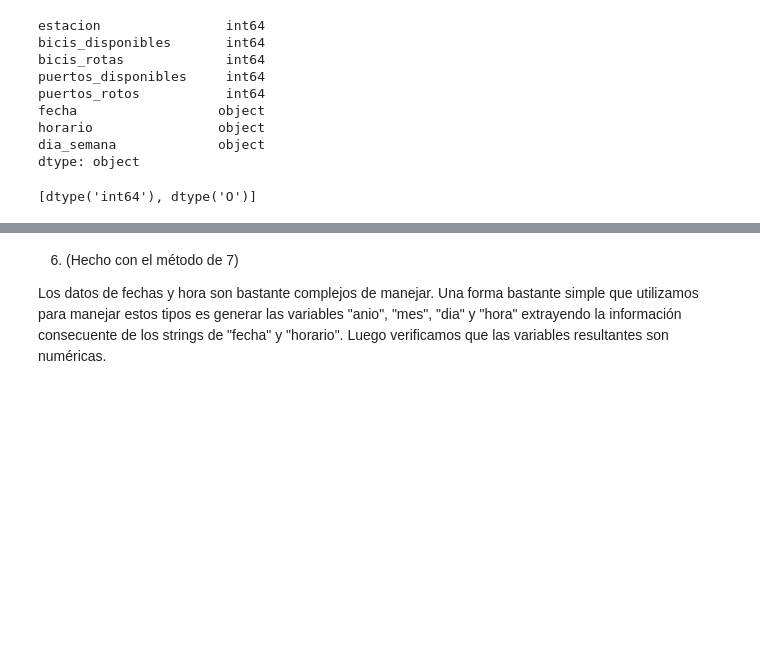
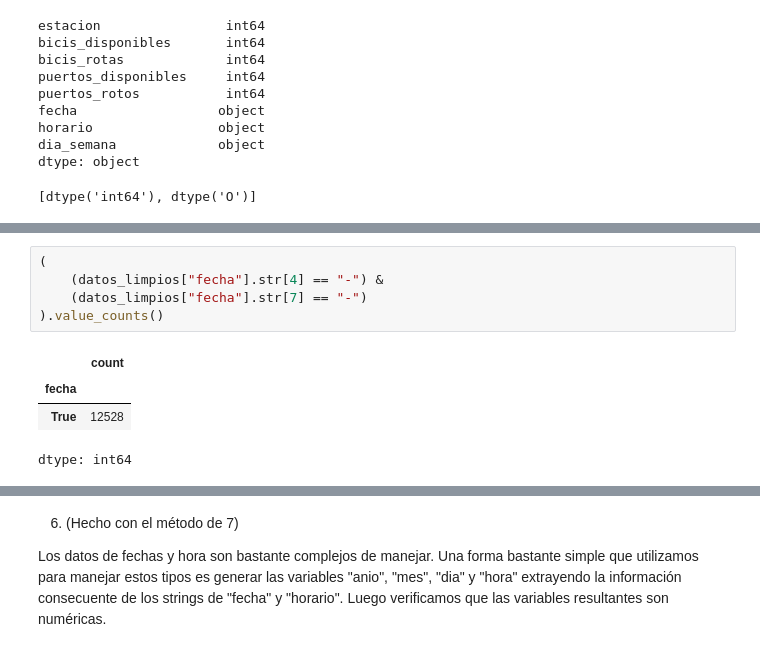
Before and after one commit to davidpalacio1/TP-1-LDD, a Jupyter notebook: TP_bicis.ipynb, the cells around one changed output, grey strips where cells are left out. Saved outputs shown, nothing was run; the diff lists cells and outputs as text; blank space fills up the shorter version.

```diff
--- a/TP_bicis.ipynb
+++ b/TP_bicis.ipynb
@@ -164,0 +226,10 @@ La cantidad de datos faltantes del df 'datos_limpios' es : 0
+# %%
+(
+    (datos_limpios["fecha"].str[4] == "-") &
+    (datos_limpios["fecha"].str[7] == "-")
+).value_counts()
+# %% [output]
+|  | count |
+| fecha |  |
+| True | 12528 |
+dtype: int64
```
Also changed, not shown: parts of 22 cells of this notebook.
